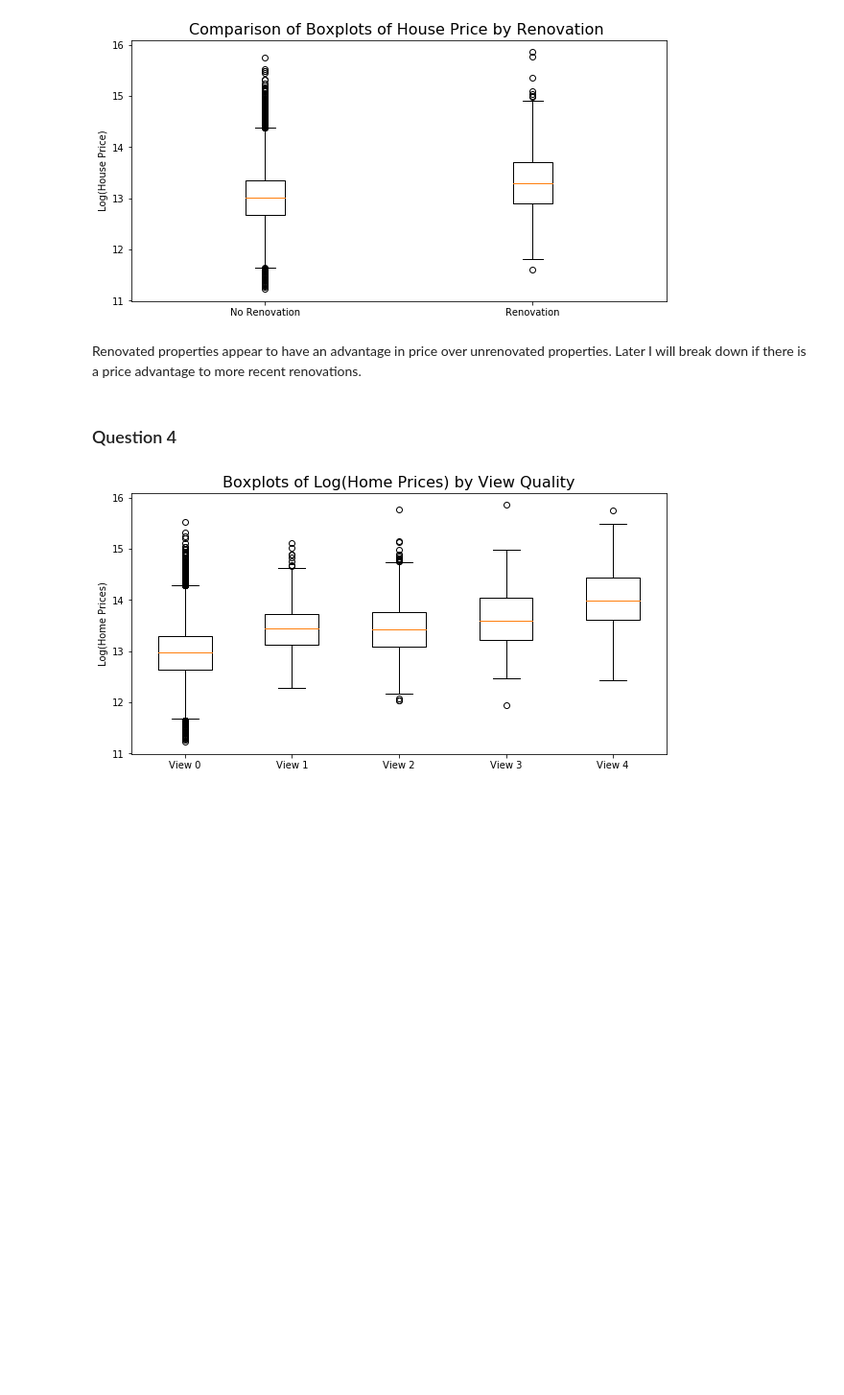
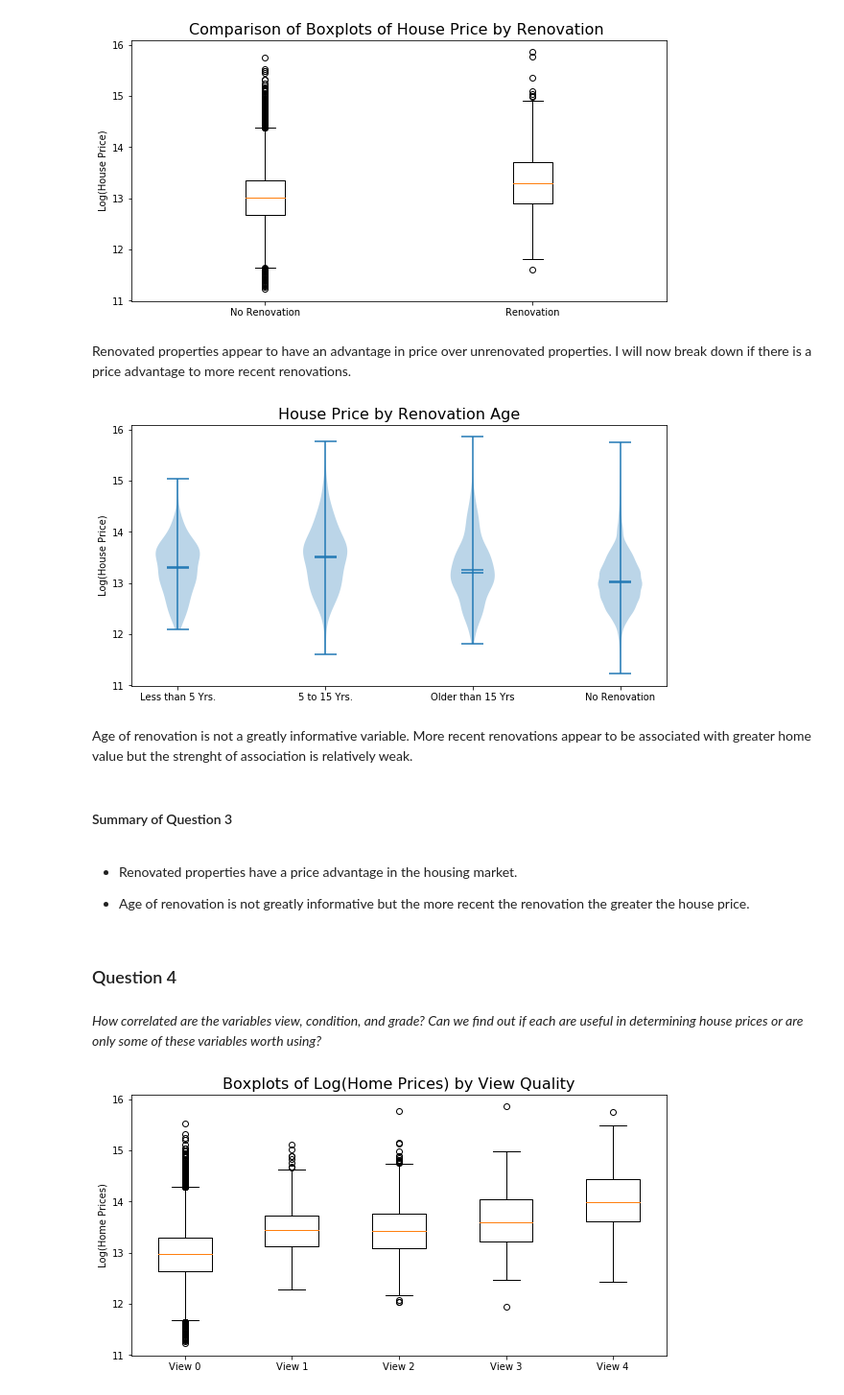
Before and after one commit to dataronio/Thinkful-PrepCapstoneReport, a Jupyter notebook: CapstoneReport.ipynb, the cells around one changed output. Shown at 96% size. Cells and saved outputs as stored; diff of their text form; code cells hidden in the pictures; blank space fills up the shorter version.

```diff
--- a/CapstoneReport.ipynb
+++ b/CapstoneReport.ipynb
@@ -263,4 +371,4 @@ plt.show()
 # %% [output]
 [figure]
 # %% [markdown]
-Renovated properties appear to have an advantage in price over unrenovated properties. Later I will break down if there is a price advantage to more recent renovations.
+Renovated properties appear to have an advantage in price over unrenovated properties. I will now break down if there is a price advantage to more recent renovations.
@@ -267,5 +377,30 @@ Renovated properties appear to have an advantage in price over unrenovated prope
+# %%
+ren1 = df[(df['Renov_age'] >= 0) & (df['Renov_age'] <= 5)]['lnprice']
+ren2 = df[(df['Renov_age'] > 5) & (df['Renov_age'] <= 15)]['lnprice']
+ren3 = df[(df['Renov_age'] > 15) & (df['Renov_age'] <= 200)]['lnprice']
+ren4 = df[df['Renov_age'] == 2015]['lnprice']
+# %%
+plt.figure(figsize=(10, 5))
+ren_data = [ren1, ren2, ren3, ren4]
+plt.violinplot(ren_data,[1,2,3,4],widths=0.3,showmeans=True, showextrema=True, showmedians=True)
+plt.title('House Price by Renovation Age', fontsize=16)
+plt.ylabel('Log(House Price)')
+plt.xticks([1,2,3,4],['Less than 5 Yrs.','5 to 15 Yrs.','Older than 15 Yrs', 'No Renovation'])
+plt.show()
+# %% [output]
+[figure, added]
+# %% [markdown]
+Age of renovation is not a greatly informative variable. More recent renovations appear to be associated with greater home value but the strenght of association is relatively weak.
+# %% [markdown]
+#### Summary of Question 3 ####
+# %% [markdown]
+* Renovated properties have a price advantage in the housing market.
+
+* Age of renovation is not greatly informative but the more recent the renovation the greater the house price.
 # %% [markdown]
 ### Question 4 ###
+# %% [markdown]
+*How correlated are the variables view, condition, and grade? Can we find out if each are useful in determining house prices or are only some of these variables worth using?*
 # %%
 plt.figure(figsize=(10, 5))
 v0 = df[df['view'] == 0]['lnprice']
```
Also changed, not shown: parts of 84 cells of this notebook.
